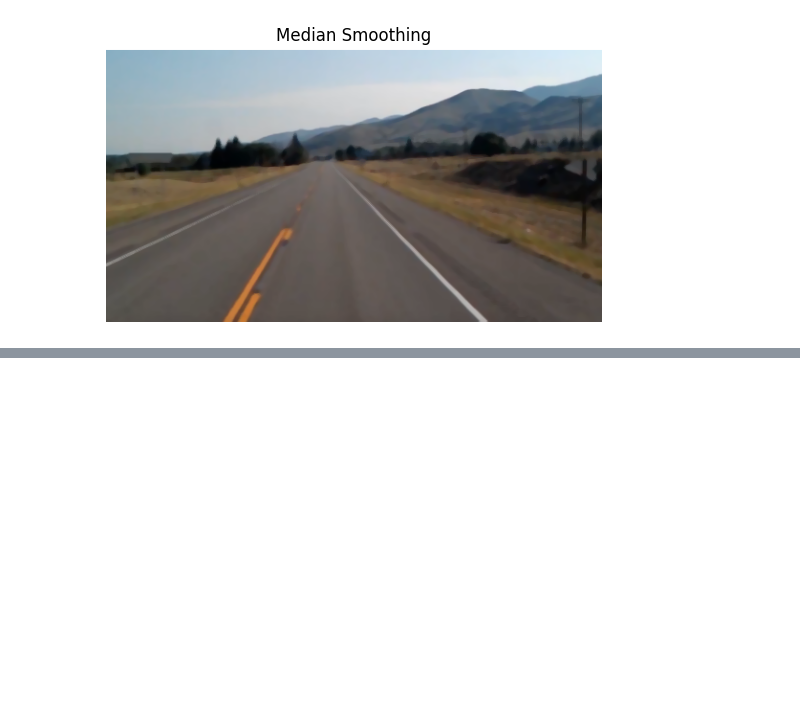
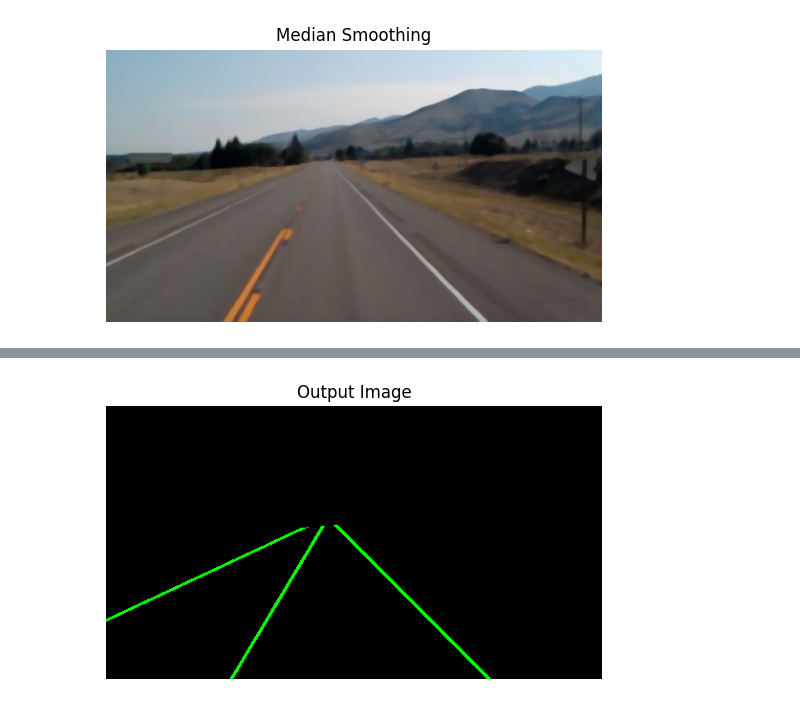
Before and after one commit to YoussefAboelwafa/Computer_Vision_Tasks, a Jupyter notebook: asg1/lane_detection.ipynb, the cells around one changed output, grey strips where cells are left out. Cells and saved outputs as stored; diff of their text form; code cells hidden in the pictures; blank space fills up the shorter version.

```diff
--- a/asg1/lane_detection.ipynb
+++ b/asg1/lane_detection.ipynb
@@ -158,0 +164,7 @@ show_image(hough_lines, 'Hough Lines')
+# %%
+
+
+output_img = cv.bitwise_and(hough_lines, cv.cvtColor(mask, cv.COLOR_GRAY2BGR))
+show_image(output_img, 'Output Image')
+# %% [output]
+[figure, added]
```
Also changed, not shown: parts of 13 cells of this notebook.
